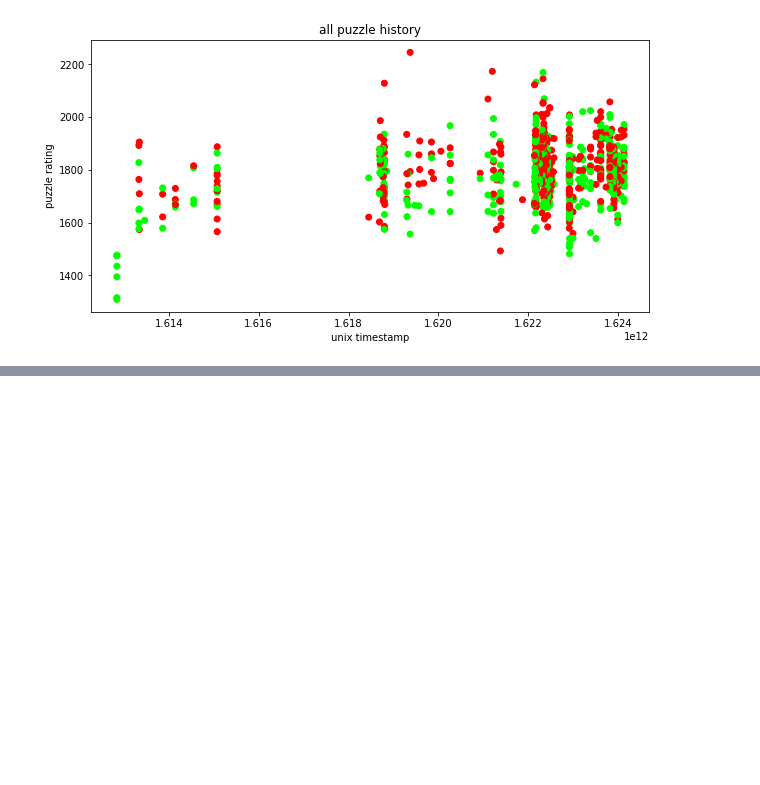
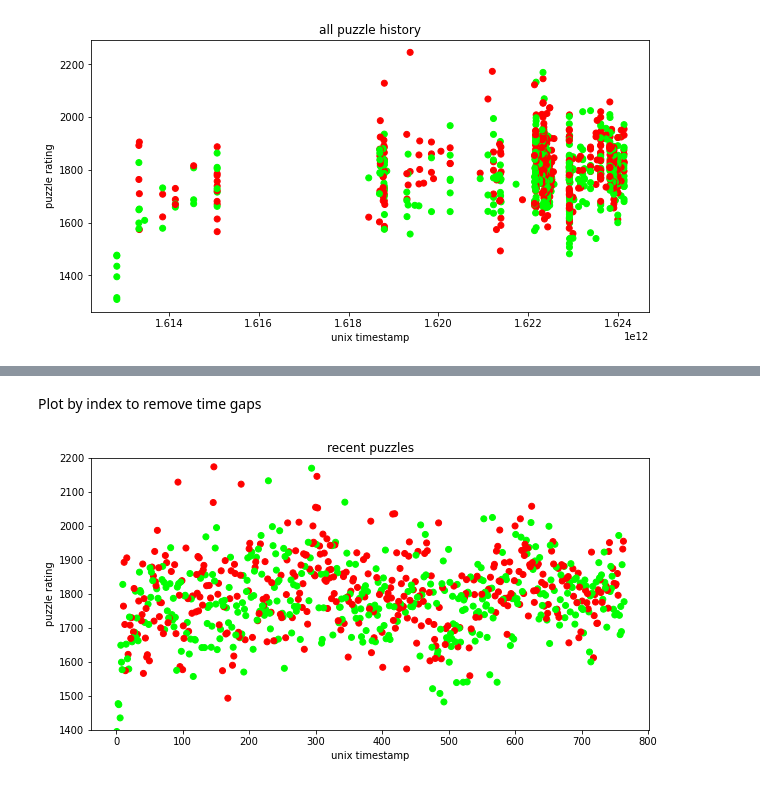
Before and after one commit to Mitchellpkt/lichess-data-viz, a Jupyter notebook: analysis.ipynb, the cells around one changed output, grey strips where cells are left out. Drawn from its saved outputs; the diff is of its cells as text; code cells hidden in the pictures; blank space fills up the shorter version.

Commit message:
adds scatter by index

```diff
--- a/analysis.ipynb
+++ b/analysis.ipynb
@@ -108,0 +74,11 @@ isli.hist2d(daily_df_gt0.index, daily_df_gt0['count'], bins=(25, 20), xlabel='da
+# %% [markdown]
+Plot by index to remove time gaps
+# %%
+f = plt.figure(figsize=(10, 5), facecolor='w')
+plt.scatter(df['order'], df['rating'], c=df['win'], cmap='brg', vmin=-1)
+plt.xlabel('unix timestamp')
+plt.title('recent puzzles')
+plt.ylabel('puzzle rating')
+plt.ylim((1400, 2200));
+# %% [output]
+[figure, added]
```
Also changed, not shown: parts of 18 cells of this notebook.
